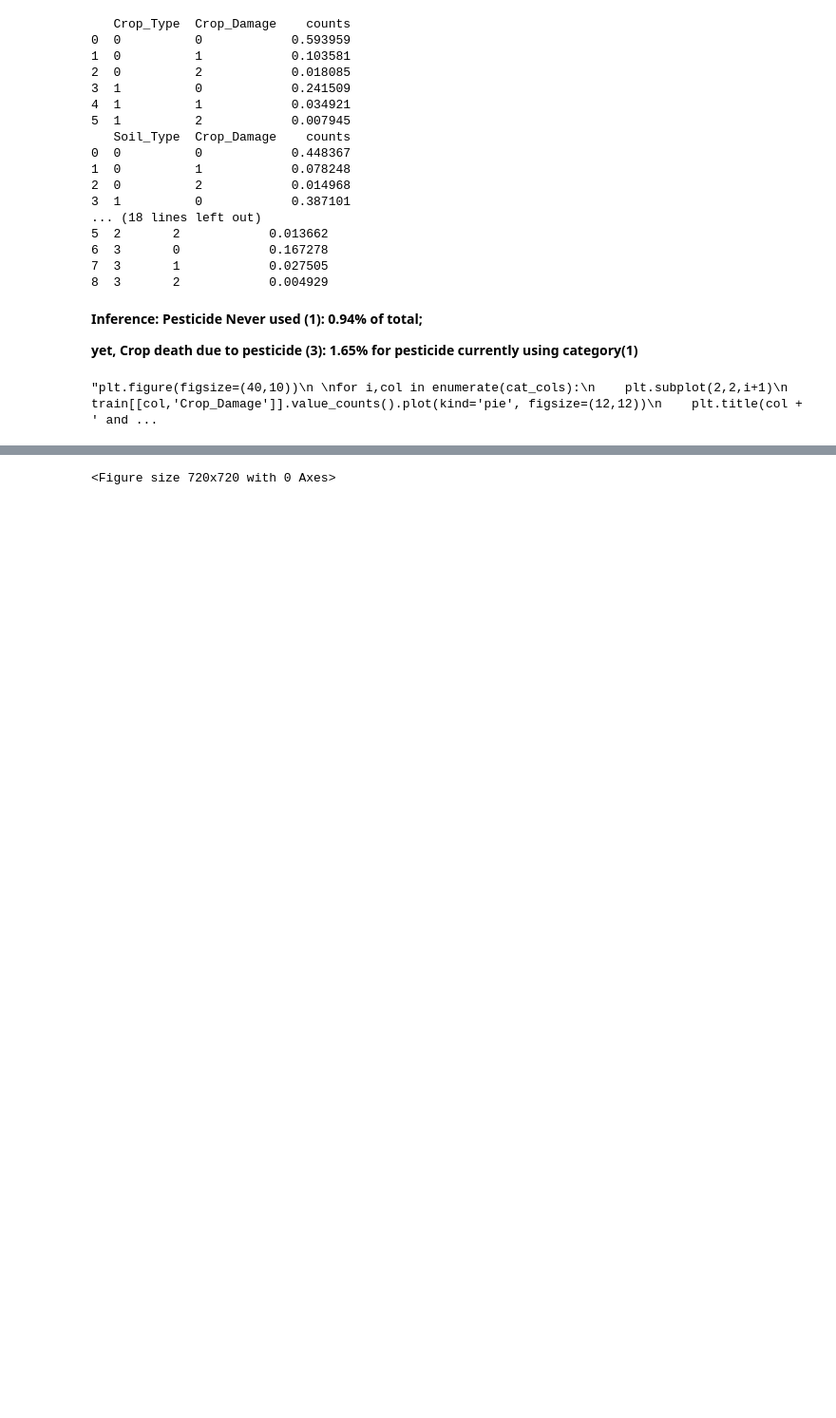
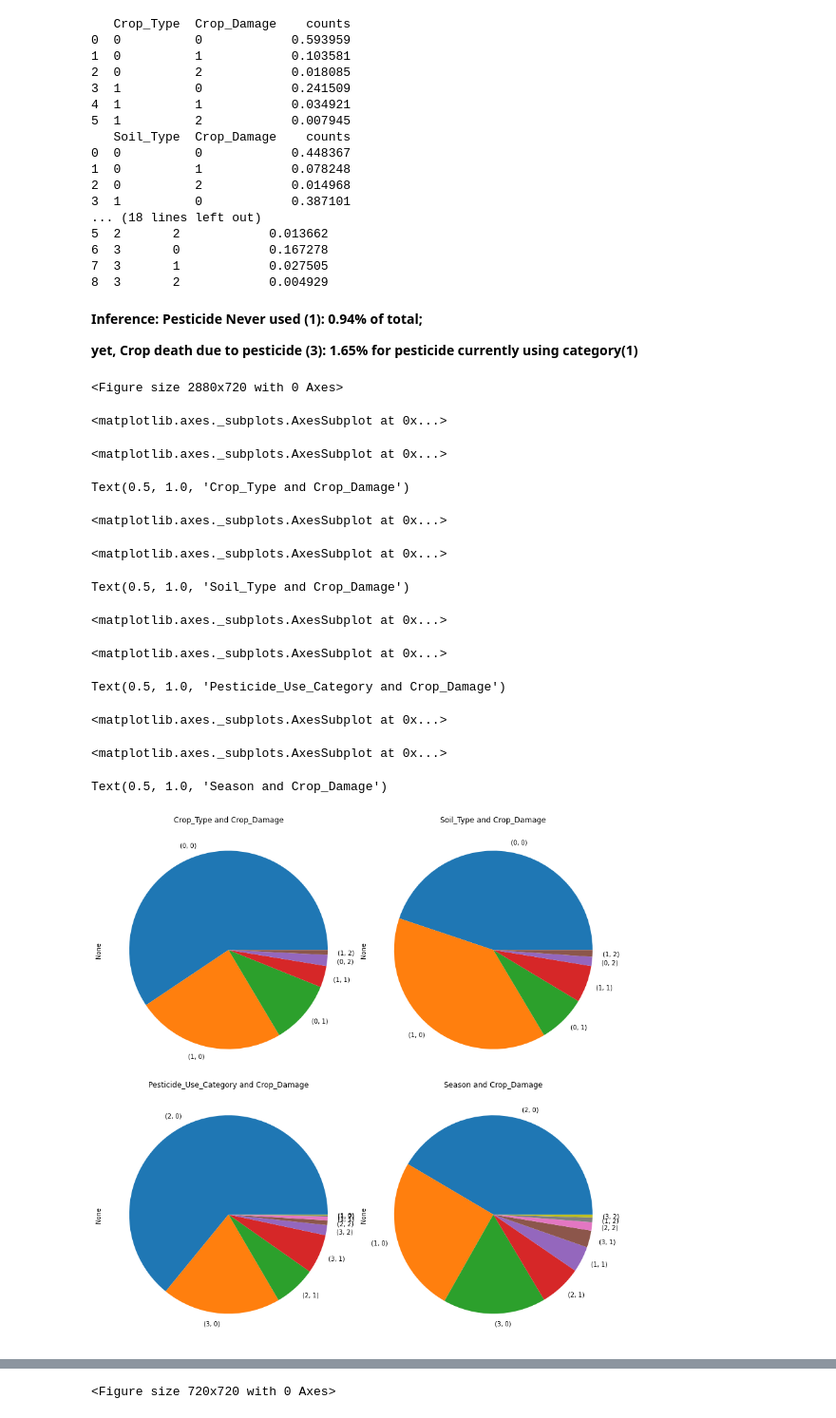
Before and after one commit to akhil7philip/Agriculture, a Jupyter notebook: Agri.ipynb, the cells around one changed output, grey strips where cells are left out. Shown at 95% size. Drawn from its saved outputs; the diff is of its cells as text; code cells hidden in the pictures; blank space fills up the shorter version.

```diff
--- a/Agri.ipynb
+++ b/Agri.ipynb
@@ -275,18 +275,31 @@ for i,col in enumerate(cat_cols):
 
 **yet, Crop death due to pesticide (3): 1.65% for pesticide currently using category(1)**
 # %%
-'''plt.figure(figsize=(40,10))
+plt.figure(figsize=(40,10))
 
 for i,col in enumerate(cat_cols):
     plt.subplot(2,2,i+1)
     train[[col,'Crop_Damage']].value_counts().plot(kind='pie', figsize=(12,12))
     plt.title(col + ' and Crop_Damage')
     #plt.show()
 
-plt.tight_layout()'''
+plt.tight_layout()
 # Pesticide_Use_Category : 1-Never, 2-Previously Used, 3-Currently Using
 # Crop_Damage 0=alive, 1=damage due to other causes, 2=damage due to pesticides
 # %% [output]
-"plt.figure(figsize=(40,10))\n \nfor i,col in enumerate(cat_cols):\n    plt.subplot(2,2,i+1)\n    train[[col,'Crop_Damage']].value_counts().plot(kind='pie', figsize=(12,12))\n    plt.title(col + ' and ...
+<Figure size 2880x720 with 0 Axes>
+<matplotlib.axes._subplots.AxesSubplot at 0x...>
+<matplotlib.axes._subplots.AxesSubplot at 0x...>
+Text(0.5, 1.0, 'Crop_Type and Crop_Damage')
+<matplotlib.axes._subplots.AxesSubplot at 0x...>
+<matplotlib.axes._subplots.AxesSubplot at 0x...>
+Text(0.5, 1.0, 'Soil_Type and Crop_Damage')
+<matplotlib.axes._subplots.AxesSubplot at 0x...>
+<matplotlib.axes._subplots.AxesSubplot at 0x...>
+Text(0.5, 1.0, 'Pesticide_Use_Category and Crop_Damage')
+<matplotlib.axes._subplots.AxesSubplot at 0x...>
+<matplotlib.axes._subplots.AxesSubplot at 0x...>
+Text(0.5, 1.0, 'Season and Crop_Damage')
+[figure, added]
 # %%
 #plt.figure(figsize=(50,10))
```
Also changed, not shown: parts of 6 cells of this notebook.
